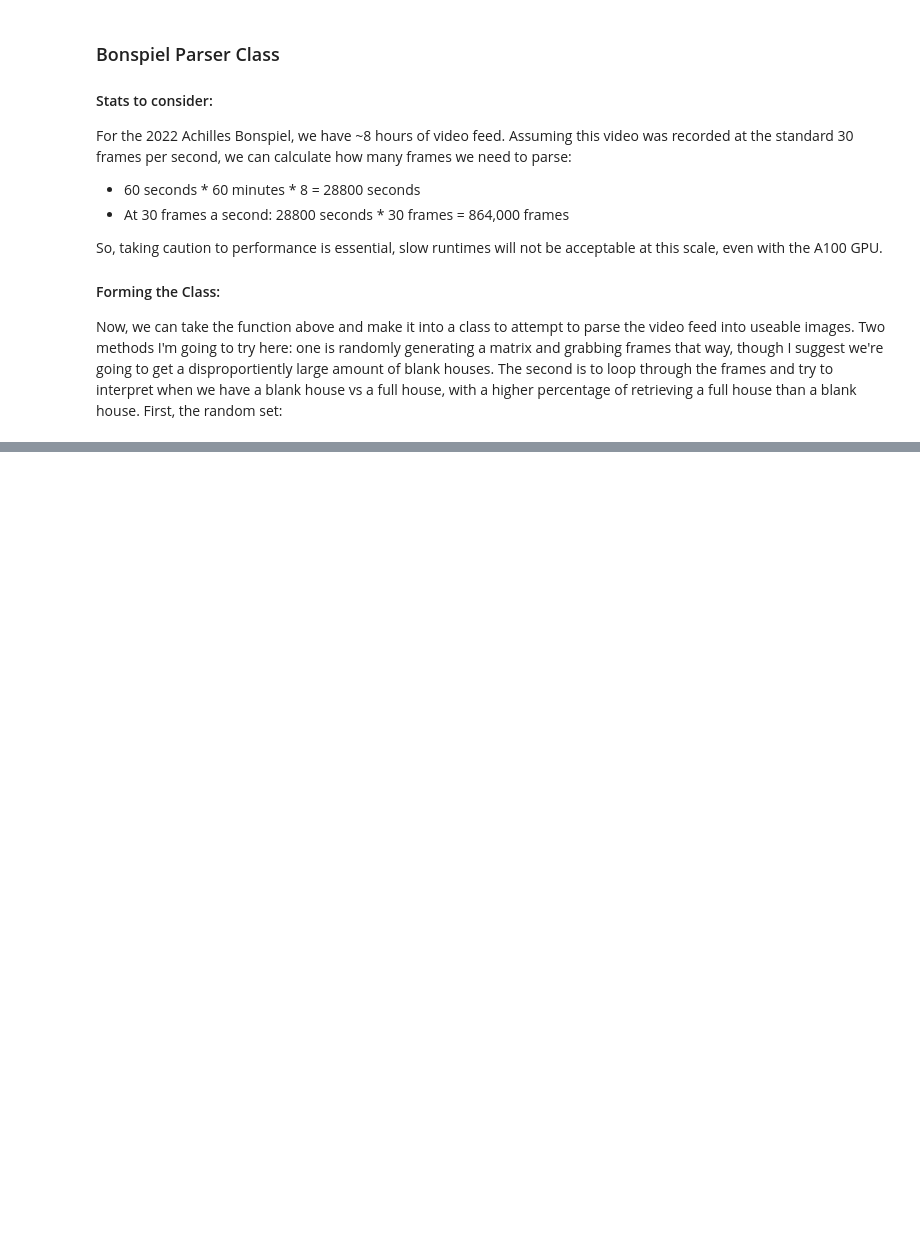
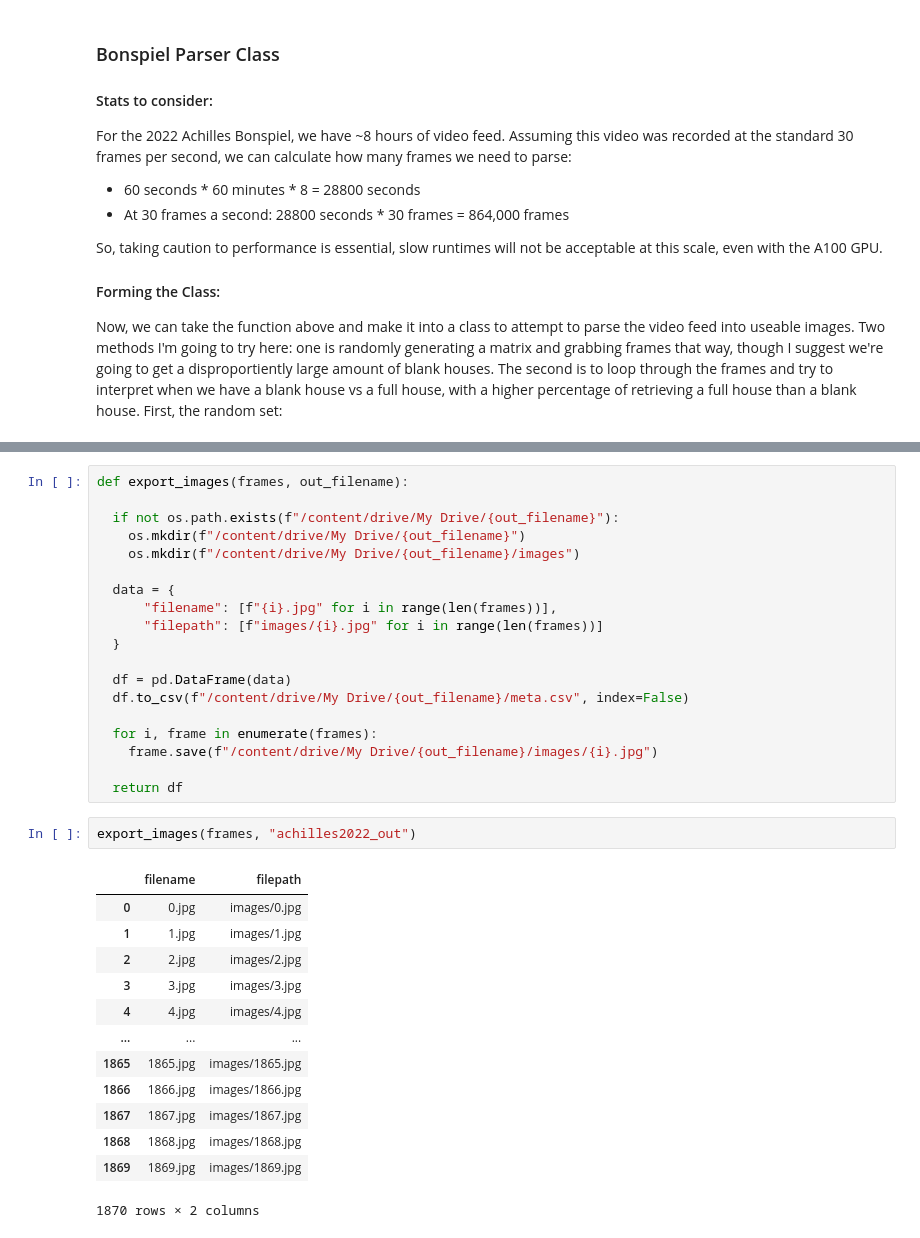
Before and after one commit to anderm18/CurlingVAR, a Jupyter notebook: CurlingDataRetrieval.ipynb, the cells around one changed output, grey strips where cells are left out. Saved outputs shown, nothing was run; the diff lists cells and outputs as text; blank space fills up the shorter version.

```diff
--- a/CurlingDataRetrieval.ipynb
+++ b/CurlingDataRetrieval.ipynb
@@ -161,0 +199,35 @@ if __name__ == "__main__":
+# %%
+def export_images(frames, out_filename):
+
+  if not os.path.exists(f"/content/drive/My Drive/{out_filename}"):
+    os.mkdir(f"/content/drive/My Drive/{out_filename}")
+    os.mkdir(f"/content/drive/My Drive/{out_filename}/images")
+
+  data = {
+      "filename": [f"{i}.jpg" for i in range(len(frames))],
+      "filepath": [f"images/{i}.jpg" for i in range(len(frames))]
+  }
+
+  df = pd.DataFrame(data)
+  df.to_csv(f"/content/drive/My Drive/{out_filename}/meta.csv", index=False)
+
+  for i, frame in enumerate(frames):
+    frame.save(f"/content/drive/My Drive/{out_filename}/images/{i}.jpg")
+
+  return df
+# %%
+export_images(frames, "achilles2022_out")
+# %% [output]
+|  | filename | filepath |
+| 0 | 0.jpg | images/0.jpg |
+| 1 | 1.jpg | images/1.jpg |
+| 2 | 2.jpg | images/2.jpg |
+| 3 | 3.jpg | images/3.jpg |
+| 4 | 4.jpg | images/4.jpg |
+| ... | ... | ... |
+| 1865 | 1865.jpg | images/1865.jpg |
+| 1866 | 1866.jpg | images/1866.jpg |
+| 1867 | 1867.jpg | images/1867.jpg |
+| 1868 | 1868.jpg | images/1868.jpg |
+| 1869 | 1869.jpg | images/1869.jpg |
+1870 rows × 2 columns
```
Also changed, not shown: parts of 5 cells of this notebook.
